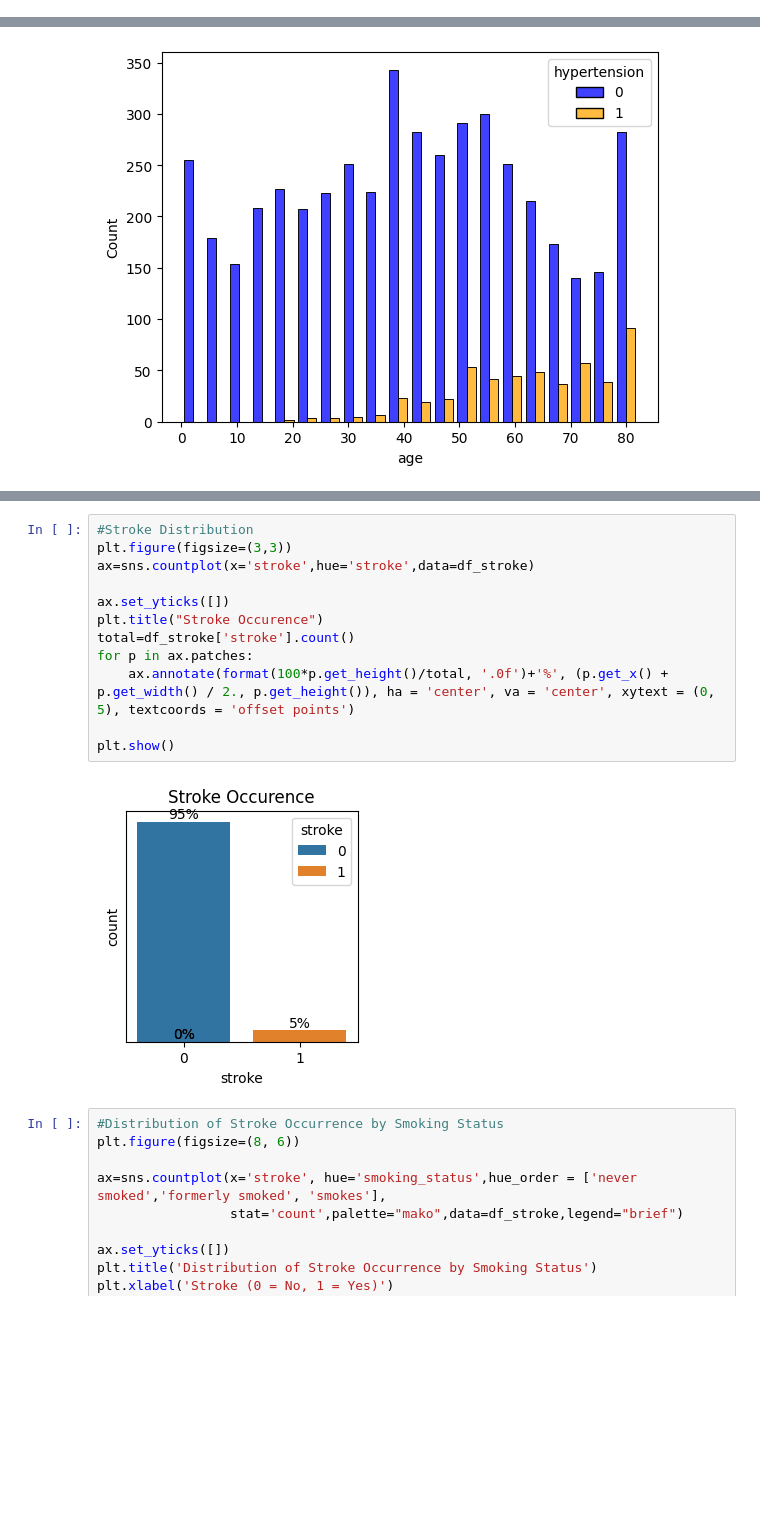
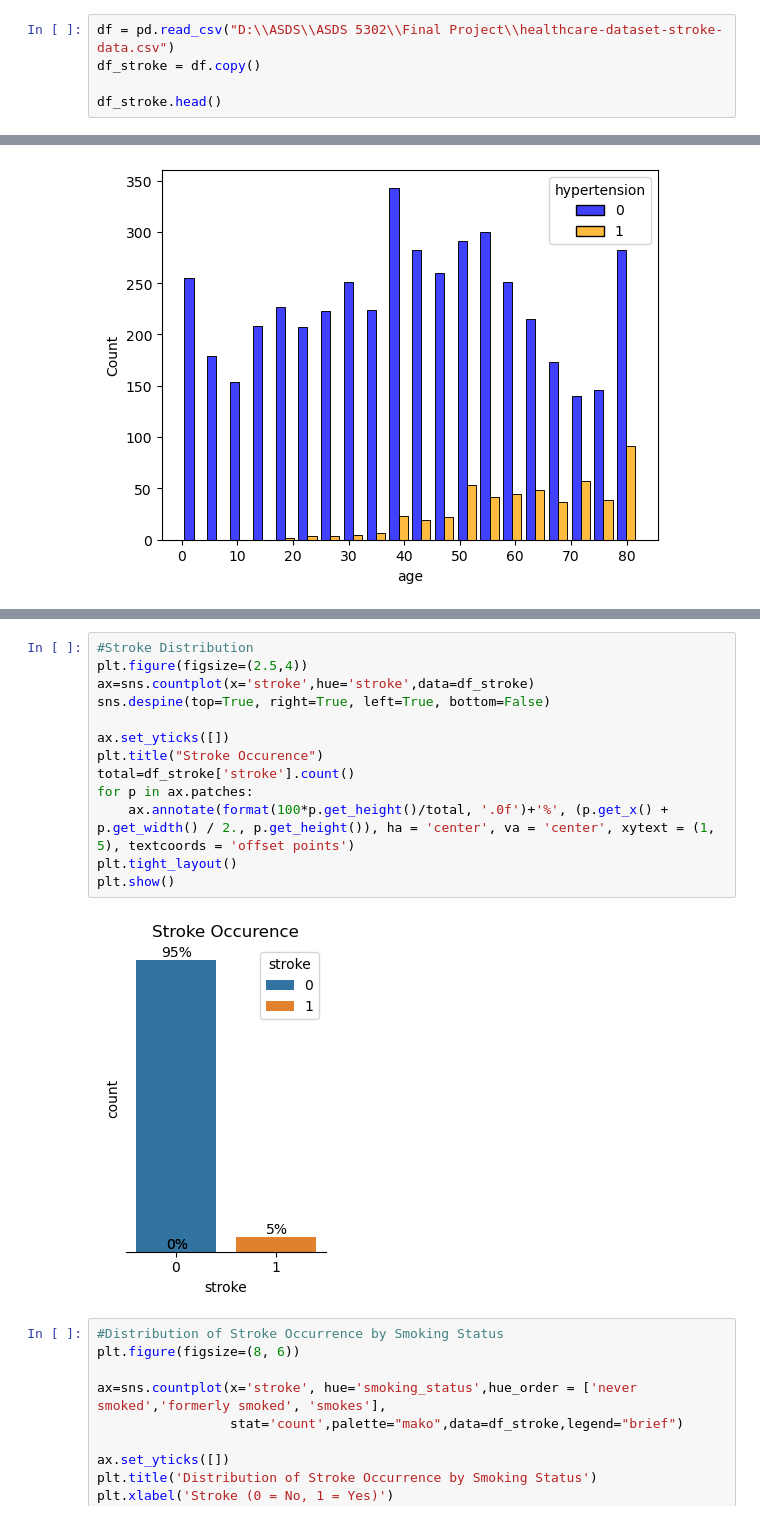
Before and after one commit to RamanujaTechGuy/StrokePrediction, a Jupyter notebook: Stroke_Prediction.ipynb, the cells around one changed output, grey strips where cells are left out. Saved outputs shown, nothing was run; the diff lists cells and outputs as text; blank space fills up the shorter version.

Commit message:
Add files via upload
Updated with Precision-Recall curve, F2-Score

```diff
--- a/Stroke_Prediction.ipynb
+++ b/Stroke_Prediction.ipynb
@@ -44,0 +18,5 @@ Path to dataset files: C:\Users\gamer\.cache\kagglehub\datasets\fedesoriano\stro
+# %%
+df = pd.read_csv("D:\\ASDS\\ASDS 5302\\Final Project\\healthcare-dataset-stroke-data.csv")
+df_stroke = df.copy()
+
+df_stroke.head()
@@ -214,17 +211,18 @@ sns.histplot(x='bmi',data=df_stroke,kde=True)
 # %%
 #Stroke Distribution
-plt.figure(figsize=(3,3))
+plt.figure(figsize=(2.5,4))
 ax=sns.countplot(x='stroke',hue='stroke',data=df_stroke)
+sns.despine(top=True, right=True, left=True, bottom=False)
 
 ax.set_yticks([])
 plt.title("Stroke Occurence")
 total=df_stroke['stroke'].count()
 for p in ax.patches:
-    ax.annotate(format(100*p.get_height()/total, '.0f')+'%', (p.get_x() + p.get_width() / 2., p.get_height()), ha = 'center', va = 'center', xytext = (0, 5), textcoords = 'offset points')
-
+    ax.annotate(format(100*p.get_height()/total, '.0f')+'%', (p.get_x() + p.get_width() / 2., p.get_height()), ha = 'center', va = 'center', xytext = (1, 5), textcoords = 'offset points')
+plt.tight_layout()
 plt.show()
 # %% [output]
-[figure, old version]
+[figure, new version]
 # %%
 #Distribution of Stroke Occurrence by Smoking Status
 plt.figure(figsize=(8, 6))
```
Also changed, not shown: parts of 50 cells of this notebook.
